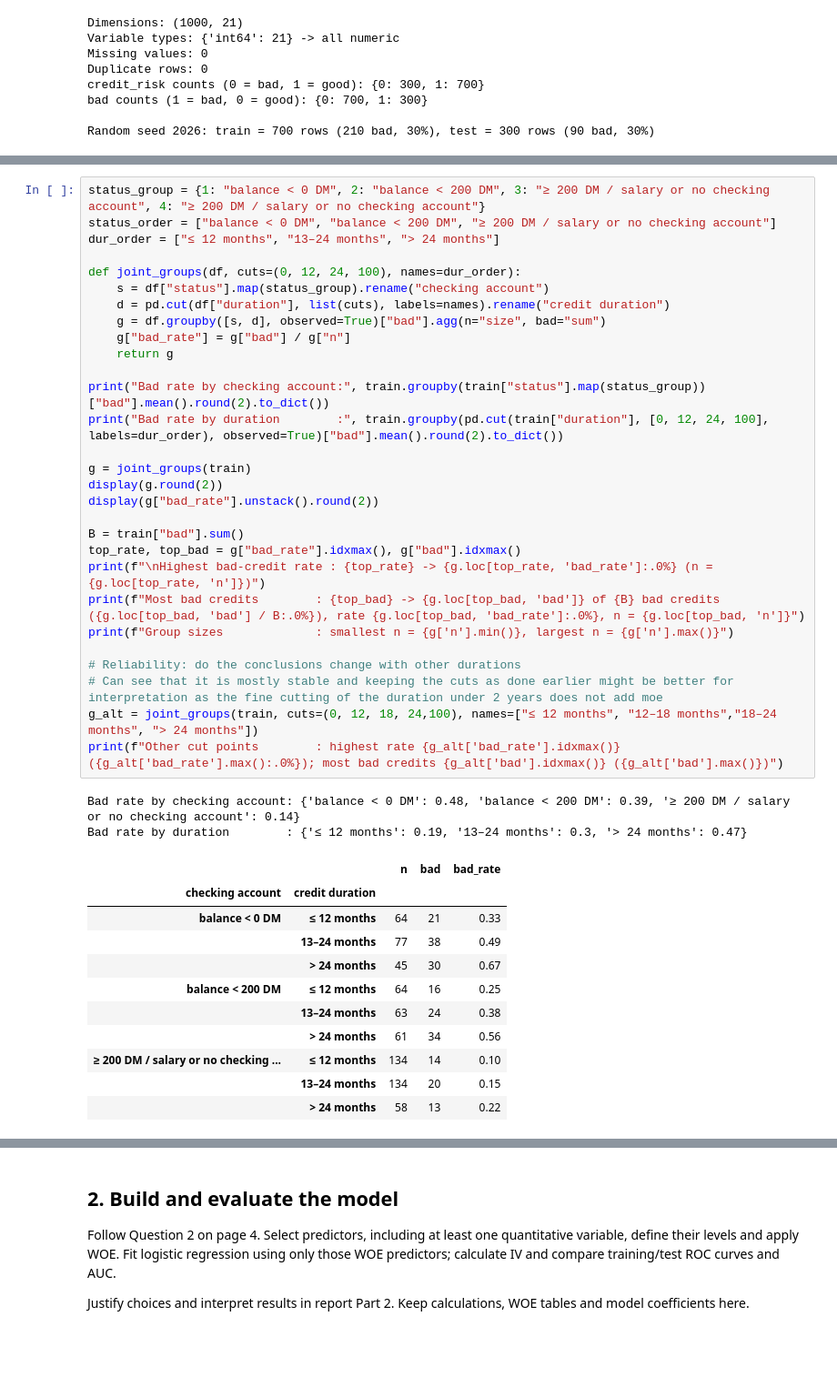
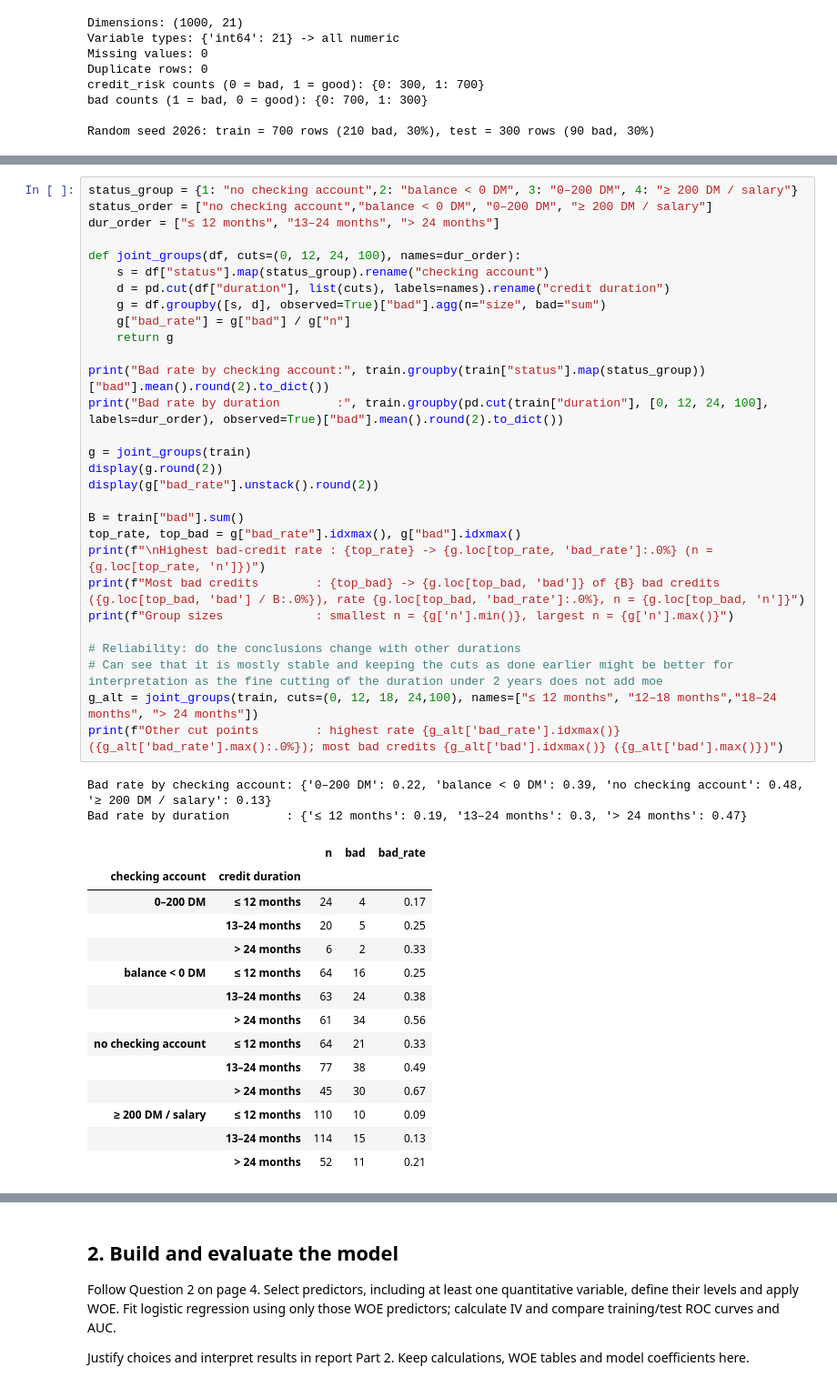
Before and after one commit to waseemirshad1/DBS-A1, a Jupyter notebook: A1_Notebook_simple.ipynb, the cells around one changed output, grey strips where cells are left out. Shown at 91% size. Drawn from its saved outputs; the diff is of its cells as text; blank space fills up the shorter version.

```diff
--- a/A1_Notebook_simple.ipynb
+++ b/A1_Notebook_simple.ipynb
@@ -114,47 +94,50 @@ labels = {
  "foreign_worker": {1: "yes", 2: "no"},
 }
 # %%
-status_group = {1: "balance < 0 DM", 2: "balance < 200 DM", 3: "≥ 200 DM / salary or no checking account", 4: "≥ 200 DM / salary or no checking account"}
-status_order = ["balance < 0 DM", "balance < 200 DM", "≥ 200 DM / salary or no checking account"]
+status_group = {1: "no checking account",2: "balance < 0 DM", 3: "0–200 DM", 4: "≥ 200 DM / salary"}
+status_order = ["no checking account","balance < 0 DM", "0–200 DM", "≥ 200 DM / salary"]
 dur_order = ["≤ 12 months", "13–24 months", "> 24 months"]
 
 def joint_groups(df, cuts=(0, 12, 24, 100), names=dur_order):
     s = df["status"].map(status_group).rename("checking account")
     d = pd.cut(df["duration"], list(cuts), labels=names).rename("credit duration")
     g = df.groupby([s, d], observed=True)["bad"].agg(n="size", bad="sum")
     g["bad_rate"] = g["bad"] / g["n"]
     return g
 
 print("Bad rate by checking account:", train.groupby(train["status"].map(status_group))["bad"].mean().round(2).to_dict())
 print("Bad rate by duration        :", train.groupby(pd.cut(train["duration"], [0, 12, 24, 100], labels=dur_order), observed=True)["bad"].mean().round(2).to_dict())
 
 g = joint_groups(train)
 display(g.round(2))
 display(g["bad_rate"].unstack().round(2))
 
 B = train["bad"].sum()
 top_rate, top_bad = g["bad_rate"].idxmax(), g["bad"].idxmax()
 print(f"\nHighest bad-credit rate : {top_rate} -> {g.loc[top_rate, 'bad_rate']:.0%} (n = {g.loc[top_rate, 'n']})")
 print(f"Most bad credits        : {top_bad} -> {g.loc[top_bad, 'bad']} of {B} bad credits ({g.loc[top_bad, 'bad'] / B:.0%}), rate {g.loc[top_bad, 'bad_rate']:.0%}, n = {g.loc[top_bad, 'n']}")
 print(f"Group sizes             : smallest n = {g['n'].min()}, largest n = {g['n'].max()}")
 
 # Reliability: do the conclusions change with other durations
 # Can see that it is mostly stable and keeping the cuts as done earlier might be better for interpretation as the fine cutting of the duration under 2 years does not add moe
 g_alt = joint_groups(train, cuts=(0, 12, 18, 24,100), names=["≤ 12 months", "12–18 months","18–24 months", "> 24 months"])
 print(f"Other cut points        : highest rate {g_alt['bad_rate'].idxmax()} ({g_alt['bad_rate'].max():.0%}); most bad credits {g_alt['bad'].idxmax()} ({g_alt['bad'].max()})")
 # %% [output]
-Bad rate by checking account: {'balance < 0 DM': 0.48, 'balance < 200 DM': 0.39, '≥ 200 DM / salary or no checking account': 0.14}
+Bad rate by checking account: {'0–200 DM': 0.22, 'balance < 0 DM': 0.39, 'no checking account': 0.48, '≥ 200 DM / salary': 0.13}
 Bad rate by duration        : {'≤ 12 months': 0.19, '13–24 months': 0.3, '> 24 months': 0.47}
 |  |  | n | bad | bad_rate |
 | checking account | credit duration |  |  |  |
-| balance < 0 DM | ≤ 12 months | 64 | 21 | 0.33 |
+| 0–200 DM | ≤ 12 months | 24 | 4 | 0.17 |
+|  | 13–24 months | 20 | 5 | 0.25 |
+|  | > 24 months | 6 | 2 | 0.33 |
+| balance < 0 DM | ≤ 12 months | 64 | 16 | 0.25 |
+|  | 13–24 months | 63 | 24 | 0.38 |
+|  | > 24 months | 61 | 34 | 0.56 |
+| no checking account | ≤ 12 months | 64 | 21 | 0.33 |
 |  | 13–24 months | 77 | 38 | 0.49 |
 |  | > 24 months | 45 | 30 | 0.67 |
-| balance < 200 DM | ≤ 12 months | 64 | 16 | 0.25 |
-|  | 13–24 months | 63 | 24 | 0.38 |
-|  | > 24 months | 61 | 34 | 0.56 |
-| ≥ 200 DM / salary or no checking ... | ≤ 12 months | 134 | 14 | 0.10 |
-|  | 13–24 months | 134 | 20 | 0.15 |
-|  | > 24 months | 58 | 13 | 0.22 |
+| ≥ 200 DM / salary | ≤ 12 months | 110 | 10 | 0.09 |
+|  | 13–24 months | 114 | 15 | 0.13 |
+|  | > 24 months | 52 | 11 | 0.21 |
 | credit duration | ≤ 12 months | 13–24 months | > 24 months |
 | checking account |  |  |  |
```
Also changed, not shown: parts of 11 cells of this notebook, 1 other file.
